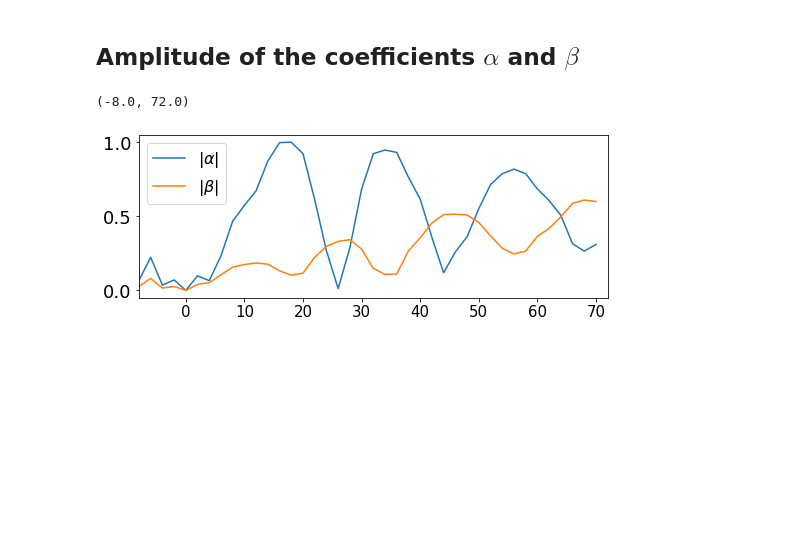
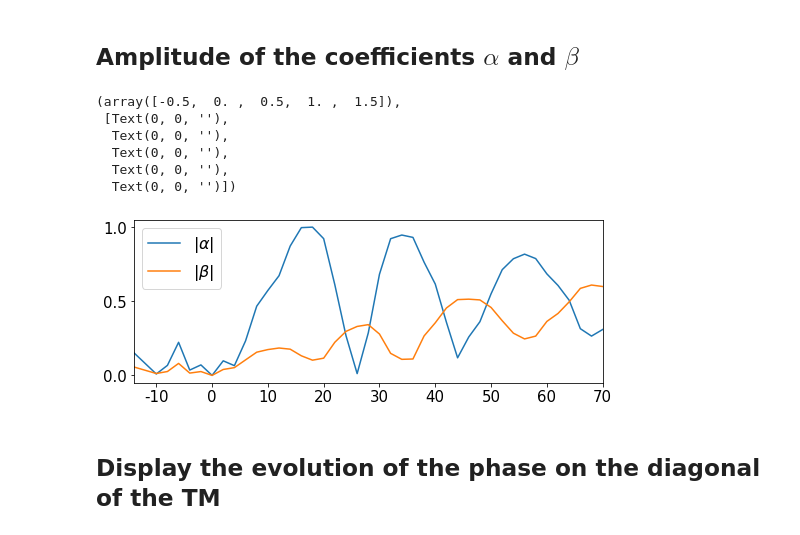
Before and after one commit to wavefrontshaping/article_MMF_disorder, a Jupyter notebook: Analysis/Analysis_Deformation.ipynb, the cells around one changed output. Saved outputs shown, nothing was run; the diff lists cells and outputs as text; code cells hidden in the pictures; blank space fills up the shorter version.

```diff
--- a/Analysis/Analysis_Deformation.ipynb
+++ b/Analysis/Analysis_Deformation.ipynb
@@ -647,19 +647,29 @@ max_ab = np.max([np.max(alpha_coeffs), np.max(beta_coeffs)])
 # %%
 fig = plt.figure(figsize = (2.8*3,1*3))
 ax1 = fig.add_subplot(111)
 ax1.plot(dx[index_min_to_show:],
          alpha_coeffs/max_ab,
          label = r'$\|\alpha\|$')
 ax1.plot(dx[index_min_to_show:],
          beta_coeffs/max_ab,
          label = r'$\|\beta\|$')
 # ax1.vlines(dx[index_min_svd],0,1., 'r', linestyles = 'dashed')
 plt.legend()
 
-xticks = np.arange(0,80,10)
+xticks = np.arange(-10,80,10)
 ax1.set_xticks(xticks)
 ax1.set_xticklabels(xticks, fontsize = 15)
-ax1.set_xlim([-8,72])
+ax1.set_xlim([-14,70])
+plt.yticks(fontsize=15)
+
+# plt.savefig('coeffs_alpha_beta.svg', dpi = 400)
 # %% [output]
-(-8.0, 72.0)
+(array([-0.5,  0. ,  0.5,  1. ,  1.5]),
+ [Text(0, 0, ''),
+  Text(0, 0, ''),
+  Text(0, 0, ''),
+  Text(0, 0, ''),
+  Text(0, 0, '')])
-[figure, old version]
+[figure, new version]
+# %% [markdown]
+## Display the evolution of the phase on the diagonal of the TM
```
Also changed, not shown: parts of 6 cells of this notebook, 1 other file.
